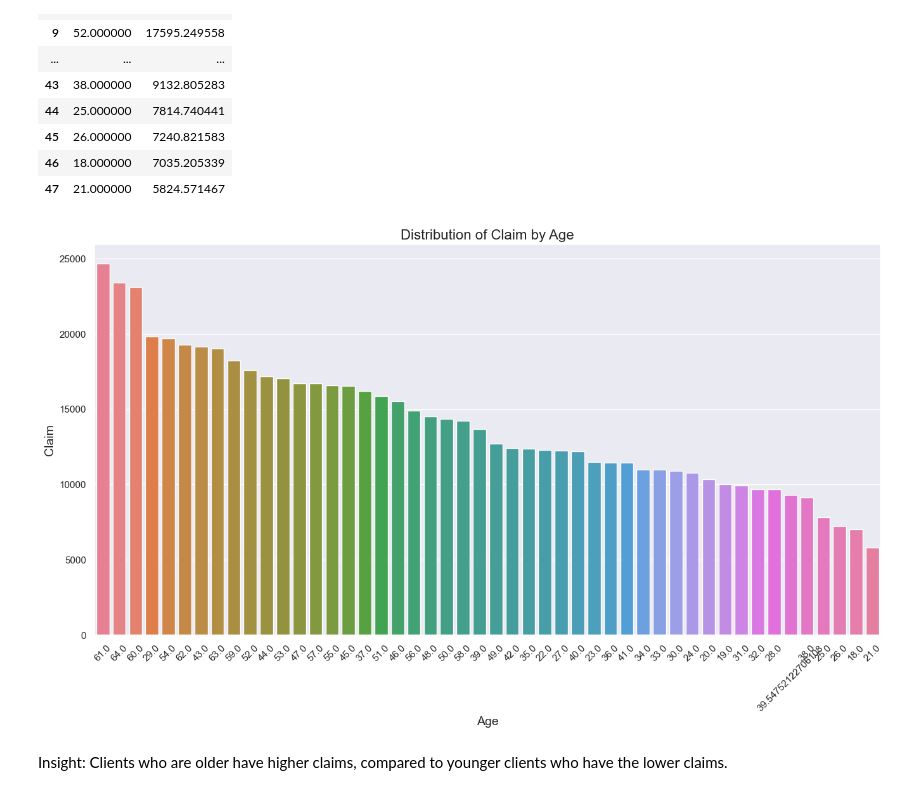
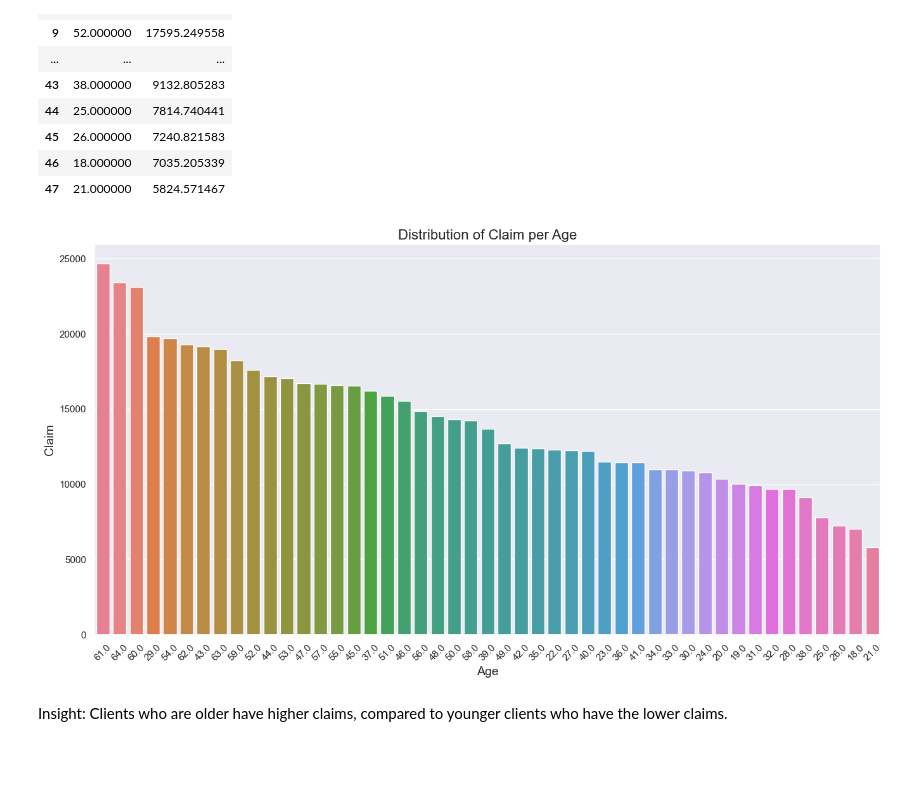
Before and after one commit to Sainabs/Capstone-Project, a Jupyter notebook: coverage.ipynb, the cells around one changed output. Saved outputs shown, nothing was run; the diff lists cells and outputs as text; code cells hidden in the pictures; blank space fills up the shorter version.

```diff
--- a/coverage.ipynb
+++ b/coverage.ipynb
@@ -1751,16 +1764,18 @@ age_claim
 | 47 | 21.000000 | 5824.571467 |
 # %%
 age_claim.age=age_claim.age.astype(str)
+# %%
+age_claim = age_claim.drop(index=42)
 # %%
 plt.figure(figsize=(16,8));
 sns.barplot(data=age_claim, x='age', y='claim', palette = "husl");
 plt.ylabel("Claim", fontsize=14)
 plt.xlabel("Age", fontsize=14)
-plt.title("Distribution of Claim by Age", fontsize=16);
+plt.title("Distribution of Claim per Age", fontsize=16);
 plt.xticks(rotation = 45)
 plt.show();
 # %% [output]
-[figure, old version]
+[figure, new version]
 # %% [markdown]
 Insight: Clients who are older have higher claims, compared to younger clients who have the lower claims.
 # %%
```
Also changed, not shown: parts of 33 cells of this notebook.
